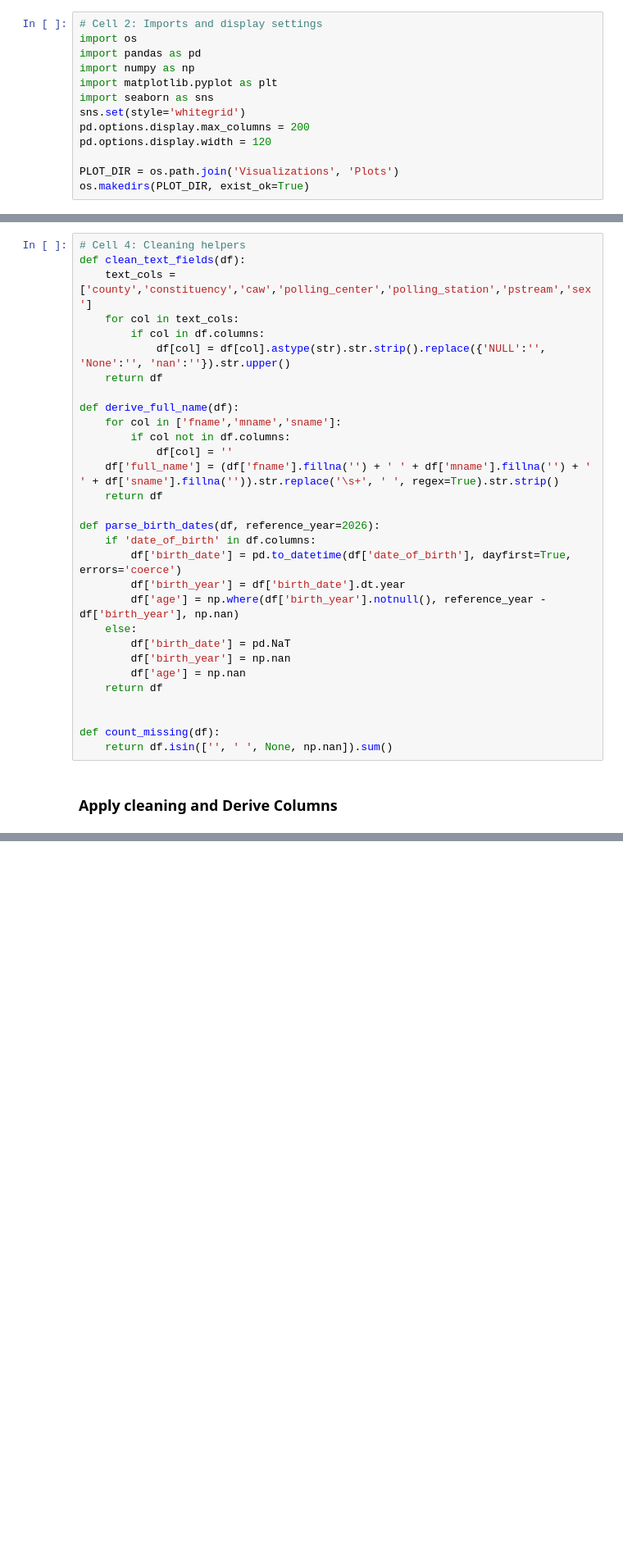
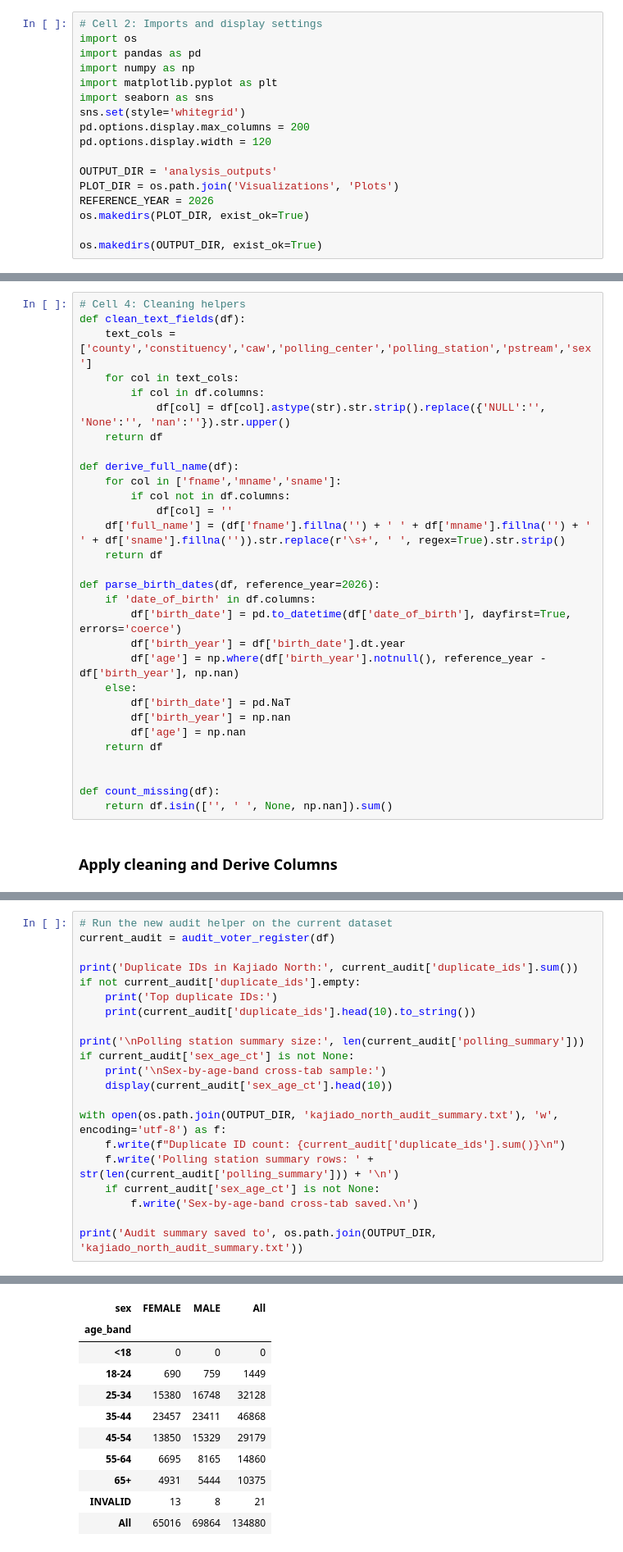
Before and after one commit to Kiletta/Kajiado_North_Voter_Analysis, a Jupyter notebook: kajiado_north_analysis.ipynb, the cells around one changed output, grey strips where cells are left out. Shown: that part at 82% size. Cells and saved outputs as stored; diff of their text form; blank space fills up the shorter version.

```diff
--- a/kajiado_north_analysis.ipynb
+++ b/kajiado_north_analysis.ipynb
@@ -14,8 +14,12 @@ sns.set(style='whitegrid')
 pd.options.display.max_columns = 200
 pd.options.display.width = 120
 
+OUTPUT_DIR = 'analysis_outputs'
 PLOT_DIR = os.path.join('Visualizations', 'Plots')
+REFERENCE_YEAR = 2026
 os.makedirs(PLOT_DIR, exist_ok=True)
+
+os.makedirs(OUTPUT_DIR, exist_ok=True)
 # %% [markdown]
 ## **Load the Dataset**
 # %%
@@ -50,7 +54,7 @@ def derive_full_name(df):
     for col in ['fname','mname','sname']:
         if col not in df.columns:
             df[col] = ''
-    df['full_name'] = (df['fname'].fillna('') + ' ' + df['mname'].fillna('') + ' ' + df['sname'].fillna('')).str.replace('\s+', ' ', regex=True).str.strip()
+    df['full_name'] = (df['fname'].fillna('') + ' ' + df['mname'].fillna('') + ' ' + df['sname'].fillna('')).str.replace(r'\s+', ' ', regex=True).str.strip()
     return df
 
 def parse_birth_dates(df, reference_year=2026):
@@ -93,0 +163,22 @@ After cleaning — sample:
+# %%
+# Run the new audit helper on the current dataset
+current_audit = audit_voter_register(df)
+
+print('Duplicate IDs in Kajiado North:', current_audit['duplicate_ids'].sum())
+if not current_audit['duplicate_ids'].empty:
+    print('Top duplicate IDs:')
+    print(current_audit['duplicate_ids'].head(10).to_string())
+
+print('\nPolling station summary size:', len(current_audit['polling_summary']))
+if current_audit['sex_age_ct'] is not None:
+    print('\nSex-by-age-band cross-tab sample:')
+    display(current_audit['sex_age_ct'].head(10))
+
+with open(os.path.join(OUTPUT_DIR, 'kajiado_north_audit_summary.txt'), 'w', encoding='utf-8') as f:
+    f.write(f"Duplicate ID count: {current_audit['duplicate_ids'].sum()}\n")
+    f.write('Polling station summary rows: ' + str(len(current_audit['polling_summary'])) + '\n')
+    if current_audit['sex_age_ct'] is not None:
+        f.write('Sex-by-age-band cross-tab saved.\n')
+
+print('Audit summary saved to', os.path.join(OUTPUT_DIR, 'kajiado_north_audit_summary.txt'))
+# %% [output]
@@ -93,0 +202,11 @@ After cleaning — sample:
+| sex | FEMALE | MALE | All |
+| age_band |  |  |  |
+| <18 | 0 | 0 | 0 |
+| 18-24 | 690 | 759 | 1449 |
+| 25-34 | 15380 | 16748 | 32128 |
+| 35-44 | 23457 | 23411 | 46868 |
+| 45-54 | 13850 | 15329 | 29179 |
+| 55-64 | 6695 | 8165 | 14860 |
+| 65+ | 4931 | 5444 | 10375 |
+| INVALID | 13 | 8 | 21 |
+| All | 65016 | 69864 | 134880 |
```
Also changed, not shown: parts of 5 cells of this notebook, 4 other files.
